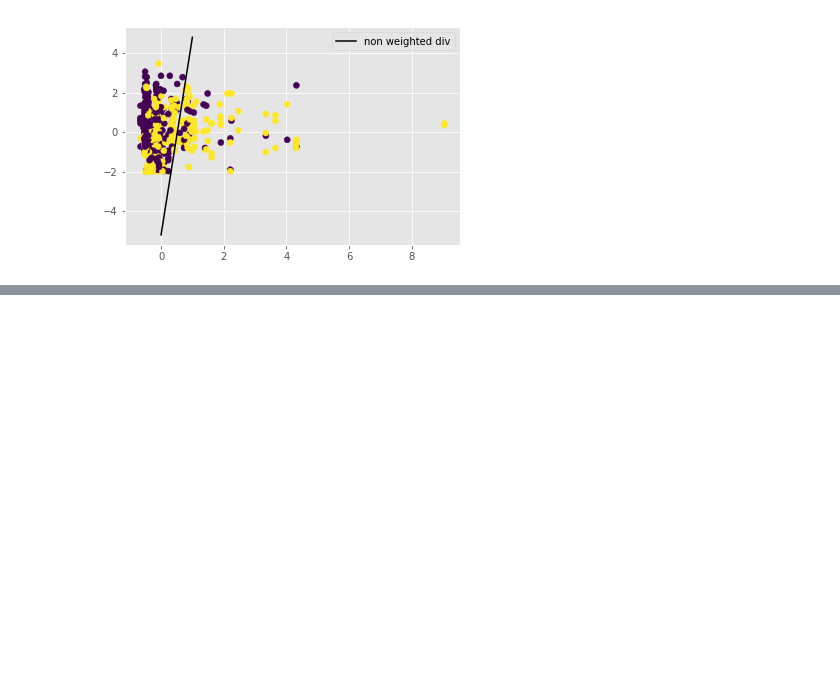
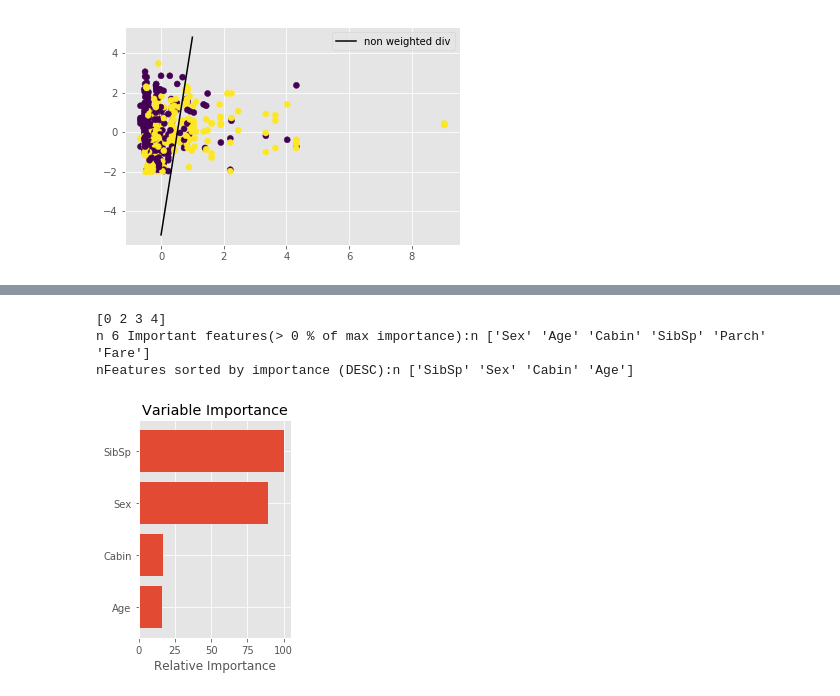
Before and after one commit to autumn-seaweed/kaggle_titanic, a Jupyter notebook: Kaggle_Titanic.ipynb, the cells around one changed output, grey strips where cells are left out. Drawn from its saved outputs; the diff is of its cells as text; code cells hidden in the pictures; blank space fills up the shorter version.

Commit message:
updated simple learning algorithm

```diff
--- a/Kaggle_Titanic.ipynb
+++ b/Kaggle_Titanic.ipynb
@@ -104,0 +178,35 @@ Accuracy: 80.0
+# %%
+
+# A threshold below which to drop features from the final data set. Specifically, this number represents
+# the percentage of the most important feature's importance value
+fi_threshold = 0
+
+# Get the indexes of all features over the importance threshold
+important_idx = np.where(feature_importance > fi_threshold)[0]
+print(important_idx)
+
+# Create a list of all the feature names above the importance threshold
+important_features = np.array(FEATURES)
+print("n", important_features.shape[0], "Important features(>", fi_threshold, "% of max importance):n", important_features)
+
+# Get the sorted indexes of important features
+sorted_idx = np.argsort(feature_importance[important_idx])[::-1]
+print("nFeatures sorted by importance (DESC):n", important_features[sorted_idx])
+
+# Adapted from http://scikit-learn.org/stable/auto_examples/ensemble/plot_gradient_boosting_regression.html
+pos = np.arange(sorted_idx.shape[0]) + .5
+plt.subplot(1, 2, 2)
+plt.barh(pos, feature_importance[important_idx][sorted_idx[::-1]], align='center')
+plt.yticks(pos, important_features[sorted_idx[::-1]])
+plt.xlabel('Relative Importance')
+plt.title('Variable Importance')
+plt.draw()
+plt.show()
+
+# Remove non-important features from the feature set, and reorder those remaining
+X = X[:, important_idx][:, sorted_idx]
+# %% [output]
+[0 2 3 4]
+n 6 Important features(> 0 % of max importance):n ['Sex' 'Age' 'Cabin' 'SibSp' 'Parch' 'Fare']
+nFeatures sorted by importance (DESC):n ['SibSp' 'Sex' 'Cabin' 'Age']
+[figure, added]
```
Also changed, not shown: parts of 5 cells of this notebook.
